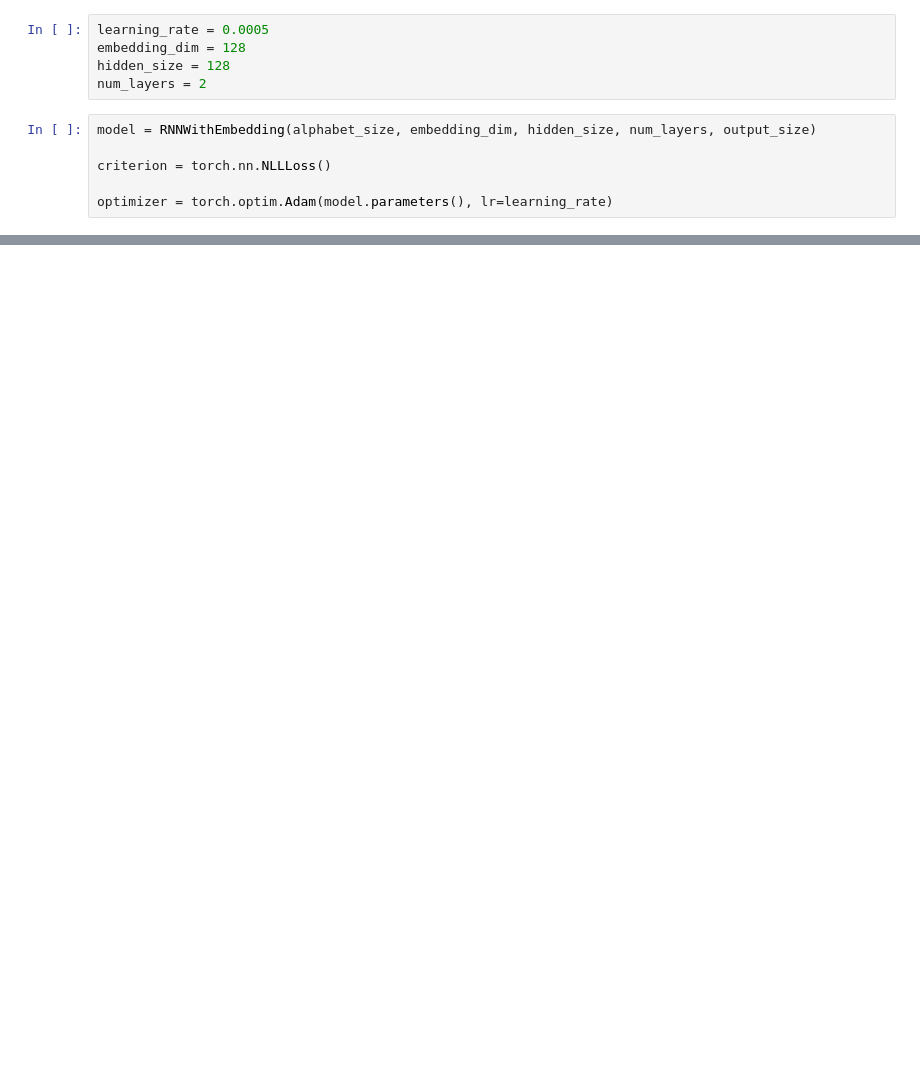
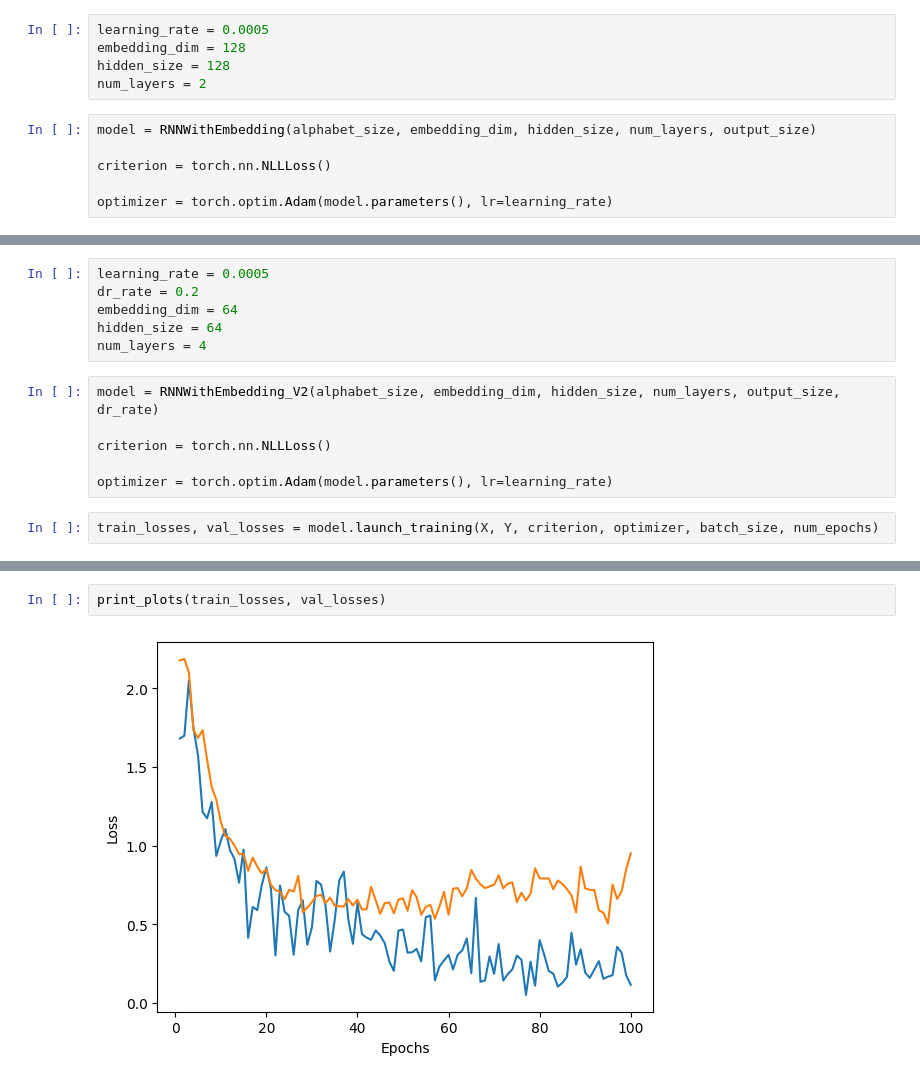
Before and after one commit to Leonardeaux/nlp_esgi, a Jupyter notebook: notebooks/TD2_part1_building_RNN_with_pytorch.ipynb, the cells around one changed output, grey strips where cells are left out. Saved outputs shown, nothing was run; the diff lists cells and outputs as text; blank space fills up the shorter version.

```diff
--- a/notebooks/TD2_part1_building_RNN_with_pytorch.ipynb
+++ b/notebooks/TD2_part1_building_RNN_with_pytorch.ipynb
@@ -904,0 +970,14 @@ print_plots(train_losses, val_losses)
+# %%
+learning_rate = 0.0005
+dr_rate = 0.2
+embedding_dim = 64
+hidden_size = 64
+num_layers = 4
+# %%
+model = RNNWithEmbedding_V2(alphabet_size, embedding_dim, hidden_size, num_layers, output_size, dr_rate)
+
+criterion = torch.nn.NLLLoss()
+
+optimizer = torch.optim.Adam(model.parameters(), lr=learning_rate)
+# %%
+train_losses, val_losses = model.launch_training(X, Y, criterion, optimizer, batch_size, num_epochs)
@@ -904,0 +1005,4 @@ print_plots(train_losses, val_losses)
+# %%
+print_plots(train_losses, val_losses)
+# %% [output]
+[figure, added]
```
Also changed, not shown: parts of 22 cells of this notebook.
